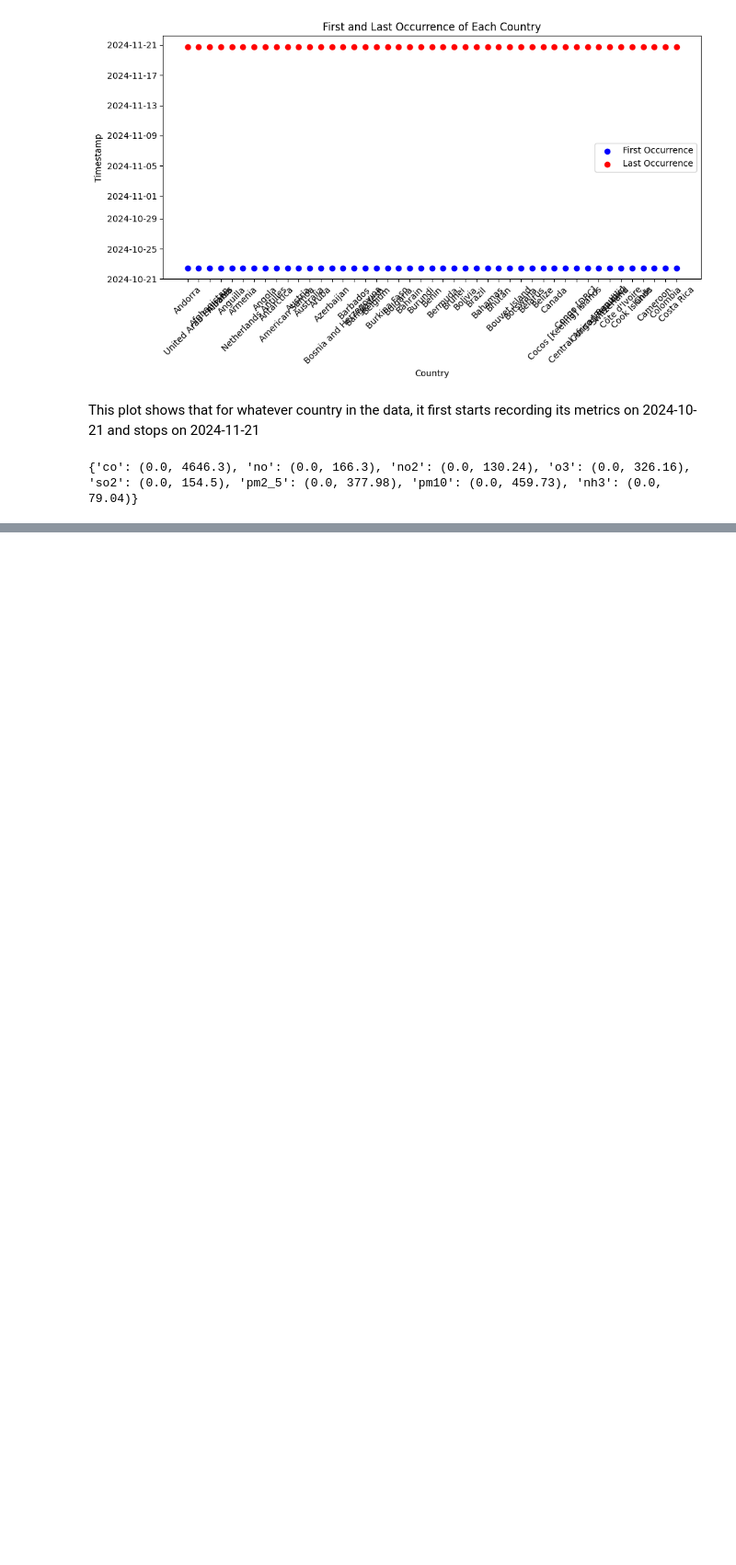
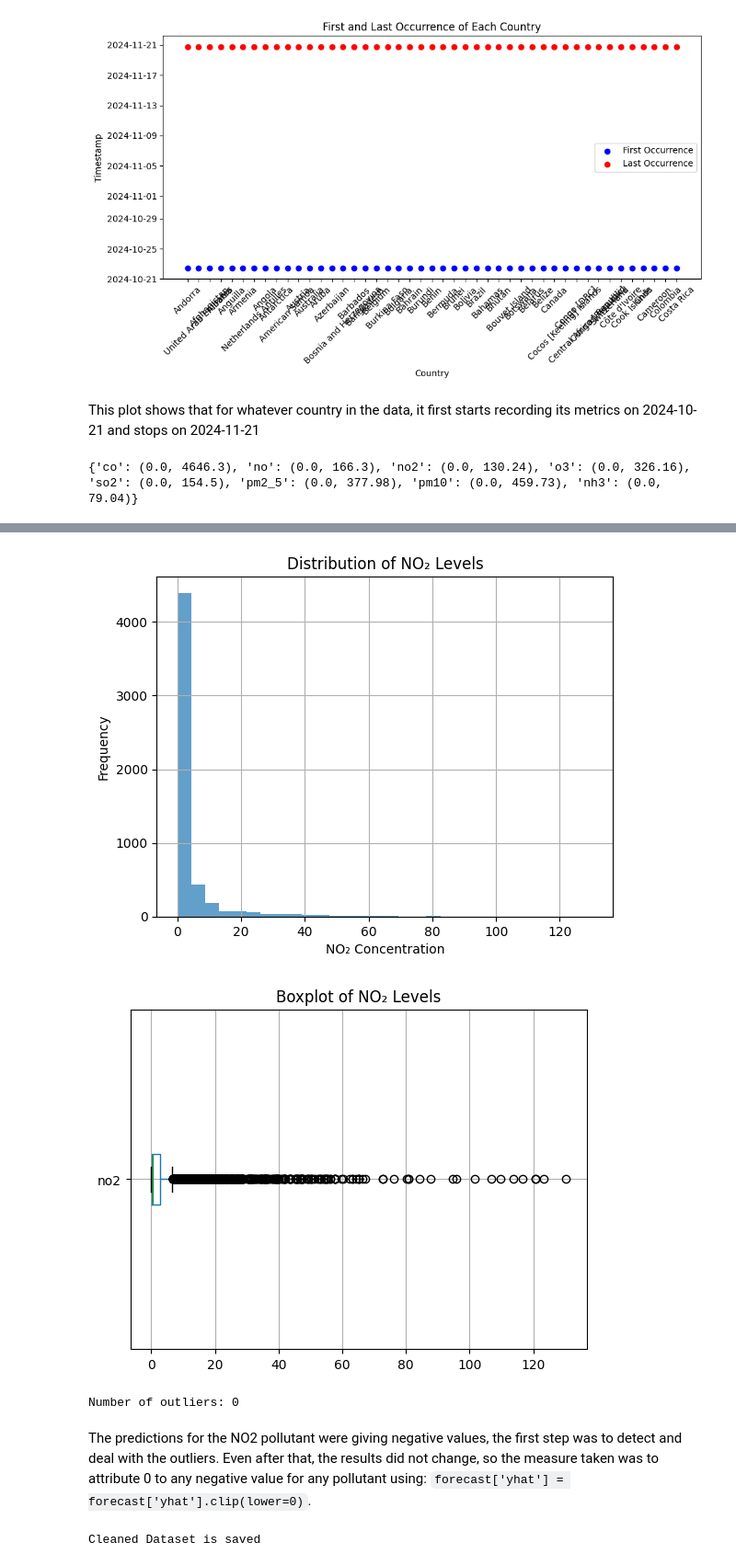
Before and after one commit to cyrineanene/Air-Polluants-Forecasting, a Jupyter notebook: src/data_analysis.ipynb, the cells around one changed output, grey strips where cells are left out. Shown: that part at 92% size. Drawn from its saved outputs; the diff is of its cells as text; code cells hidden in the pictures; blank space fills up the shorter version.

```diff
--- a/src/data_analysis.ipynb
+++ b/src/data_analysis.ipynb
@@ -103,0 +148,41 @@ print(max_min)
+# %%
+df['no2'].hist(bins=30, alpha=0.7)
+plt.title('Distribution of NO₂ Levels')
+plt.xlabel('NO₂ Concentration')
+plt.ylabel('Frequency')
+plt.show()
+
+df.boxplot(column='no2', vert=False)
+plt.title('Boxplot of NO₂ Levels')
+plt.show()
+# %% [output]
+[figure, added]
+[figure, added]
+# %%
+#Due to the distribution of NO2 values, all the outliers will be appointed to the mean value
+import pandas as pd
+
+Q1 = df['no2'].quantile(0.25)
+Q3 = df['no2'].quantile(0.75)
+IQR = Q3 - Q1
+lower_bound = Q1 - 1.5 * IQR
+upper_bound = Q3 + 1.5 * IQR
+
+no2_mean = df['no2'].mean()
+
+df['no2'] = df['no2'].apply(
+    lambda x: no2_mean if x < lower_bound or x > upper_bound else x
+)
+
+outliers = df[(df['no2'] < (Q1 - 1.5 * IQR)) | (df['no2'] > (Q3 + 1.5 * IQR))]
+print(f"Number of outliers: {len(outliers)}")
+# %% [output]
+Number of outliers: 0
+# %% [markdown]
+The predictions for the NO2 pollutant were giving negative values, the first step was to detect and deal with the outliers. Even after that, the results did not change, so the measure taken was to attribute 0 to any negative value for any pollutant using: `forecast['yhat'] = forecast['yhat'].clip(lower=0)`.
+# %%
+#Saving the cleaned dataset to use it later to train the model
+df.to_csv('data/cleaned_dataset.csv', index=False)
+print('Cleaned Dataset is saved')
+# %% [output]
+Cleaned Dataset is saved
```
Also changed, not shown: parts of 4 cells of this notebook, 10 other files.
